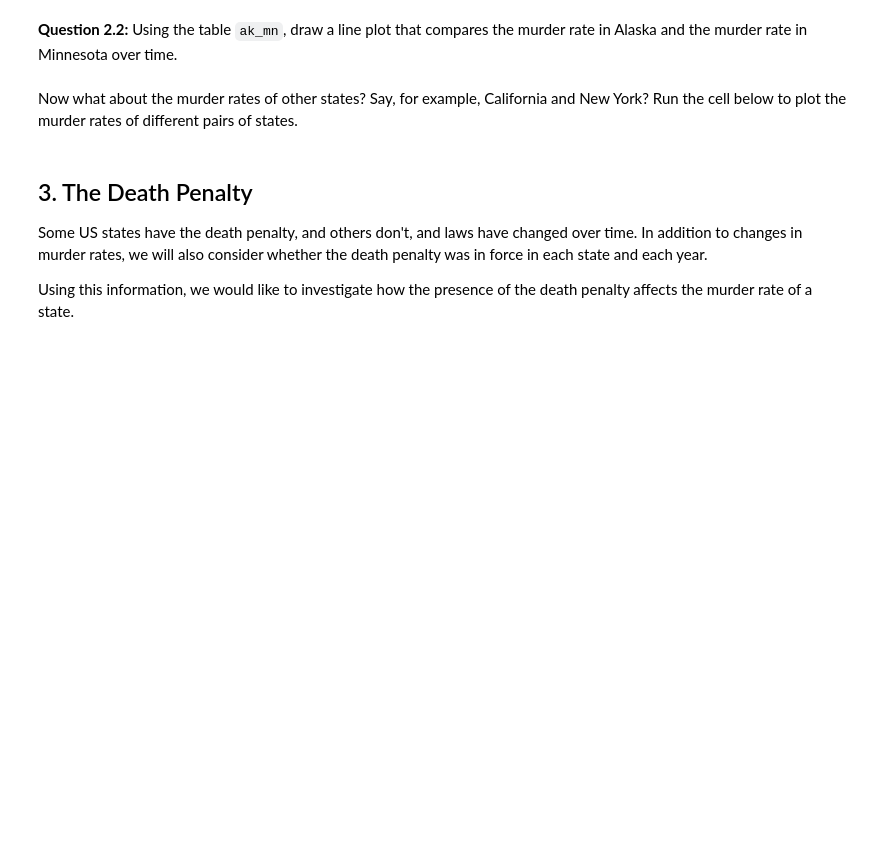
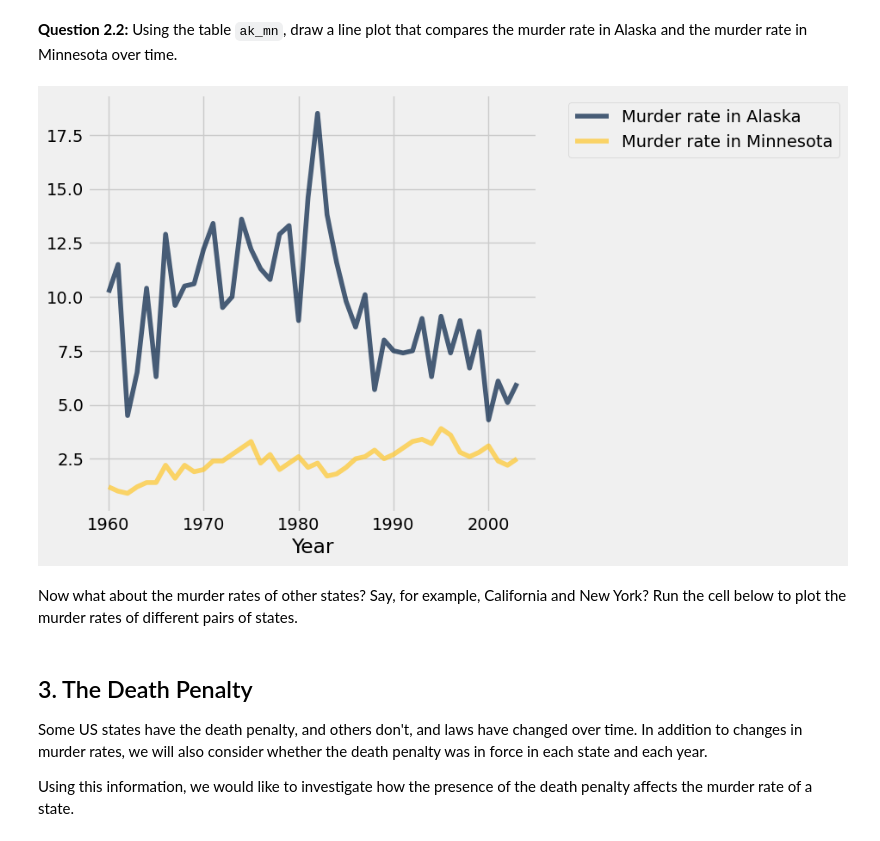
Before and after one commit to ucsb-ds/cmpsc5b-s23-students, a Jupyter notebook: discussion-sections/week 3/lab02.ipynb, the cells around one changed output. Saved outputs shown, nothing was run; the diff lists cells and outputs as text; code cells hidden in the pictures; blank space fills up the shorter version.

```diff
--- a/discussion-sections/week 3/lab02.ipynb
+++ b/discussion-sections/week 3/lab02.ipynb
@@ -120,5 +151,5 @@ ak = murder_rates.where('State', 'Alaska').drop('State', 'Population').relabeled
 mn = murder_rates.where('State', 'Minnesota').drop('State', 'Population').relabeled(1, 'Murder rate in Minnesota')
 
 # Fill in this line to make a table like the one pictured above.
-ak_mn = ...
+ak_mn = ak.join("Year", mn)
 ak_mn
@@ -133,7 +179,9 @@ name: q2_2
 -->
 # %%
 # Draw your line plot here
-...
+ak_mn.plot("Year")
+# %% [output]
+[figure, added]
 # %% [markdown]
 Now what about the murder rates of other states? Say, for example, California and New York? Run the cell below to plot the murder rates of different pairs of states.
 # %%
```
Also changed, not shown: parts of 7 cells of this notebook.
